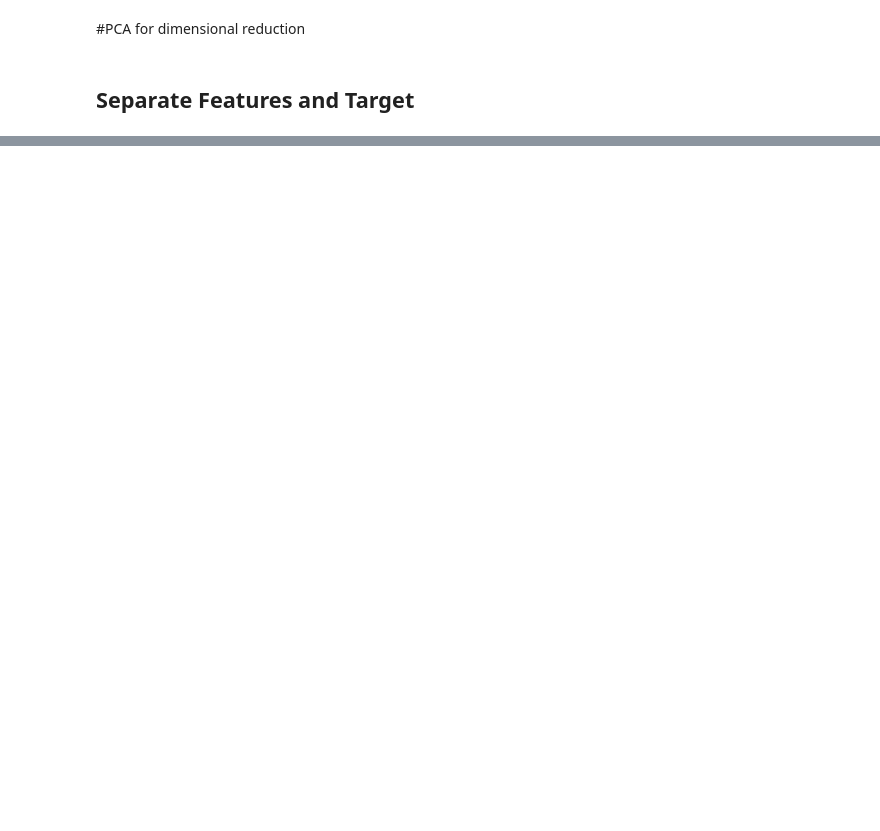
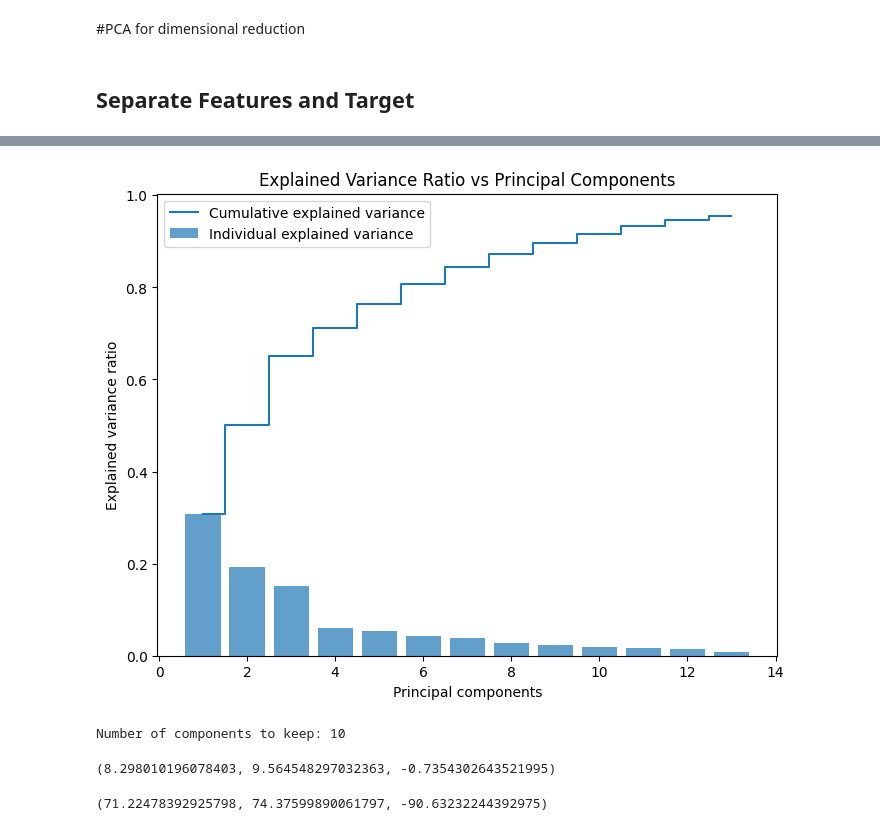
Before and after one commit to DVIlangamge/FYP--Rice-Price-Volatility-Analysis-and-Forecasting, a Jupyter notebook: FYP_Rice_price_predictions.ipynb, the cells around one changed output, grey strips where cells are left out. Cells and saved outputs as stored; diff of their text form; code cells hidden in the pictures; blank space fills up the shorter version.

```diff
--- a/FYP_Rice_price_predictions.ipynb
+++ b/FYP_Rice_price_predictions.ipynb
@@ -1535,0 +1721,80 @@ pca_y = c1['price']
+# %%
+# explained variance ratio
+explained_variance_ratio = pca.explained_variance_ratio_
+cum_evr = np.cumsum(explained_variance_ratio)
+# plot
+plt.figure(figsize=(8, 6))
+
+# plot explained variance ratio
+plt.bar(range(1, len(explained_variance_ratio) + 1),
+        explained_variance_ratio, alpha=0.7, align='center',
+        label='Individual explained variance')
+
+# plot cumulative explained variance ratio
+plt.step(range(1, len(explained_variance_ratio) + 1),
+         cum_evr, where='mid',
+         label='Cumulative explained variance')
+plt.xlabel('Principal components')
+plt.ylabel('Explained variance ratio')
+plt.legend(loc='best')
+plt.title('Explained Variance Ratio vs Principal Components')
+plt.show()
+# %% [output]
+[figure, added]
+# %%
+k = np.argmax(cum_evr >= 0.90) + 1
+print("Number of components to keep:", k)
+# %% [output]
+Number of components to keep: 10
+# %%
+from sklearn.ensemble import RandomForestRegressor
+from sklearn.model_selection import cross_validate
+
+pca_rf = RandomForestRegressor(
+    n_estimators=300,
+    random_state=42,
+    n_jobs=-1
+)
+
+scores = cross_validate(
+    pca_rf, pca_X, pca_y,
+    cv=5,
+    scoring={
+        "mae": "neg_mean_absolute_error",
+        "rmse": "neg_root_mean_squared_error",
+        "r2": "r2"
+    }
+)
+
+mae  = -scores["test_mae"].mean()
+rmse = -scores["test_rmse"].mean()
+r2   = scores["test_r2"].mean()
+
+mae, rmse, r2
+# %% [output]
+(8.298010196078403, 9.564548297032363, -0.7354302643521995)
+# %%
+from sklearn.dummy import DummyRegressor
+from sklearn.model_selection import cross_validate
+
+dummy = DummyRegressor(strategy="mean")
+
+scores = cross_validate(
+    dummy, pca_X, pca_y,
+    cv=5,
+    scoring={
+        "mae": "neg_mean_absolute_error",
+        "rmse": "neg_root_mean_squared_error",
+        "r2": "r2"
+    }
+)
+
+baseline = (
+    -scores["test_mae"].mean(),
+    -scores["test_rmse"].mean(),
+    scores["test_r2"].mean()
+)
+
+baseline
+# %% [output]
+(71.22478392925798, 74.37599890061797, -90.63232244392975)
```
Also changed, not shown: parts of 62 cells of this notebook.
